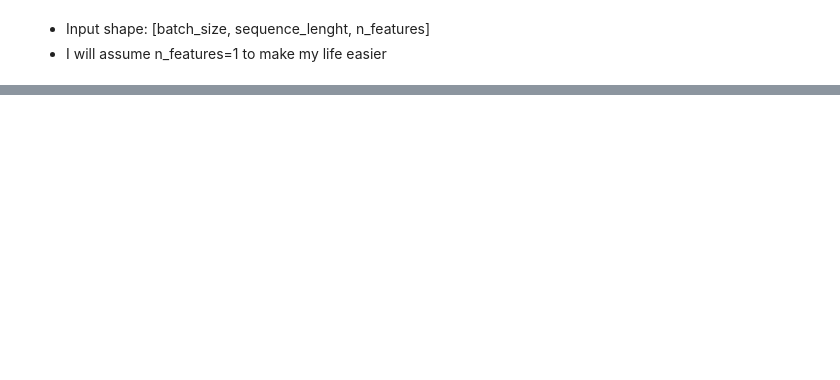
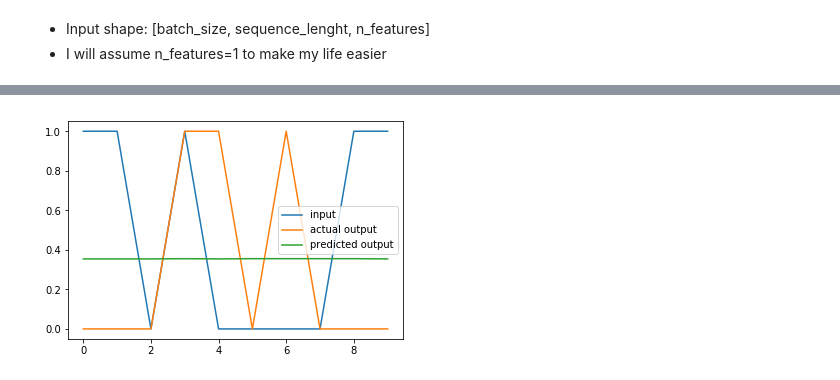
Before and after one commit to CahidArda/data-science-intenship-study, a Jupyter notebook: notebooks/rnn/rnn.ipynb, the cells around one changed output, grey strips where cells are left out. Cells and saved outputs as stored; diff of their text form; code cells hidden in the pictures; blank space fills up the shorter version.

Commit message:
Train RNN

```diff
--- a/notebooks/rnn/rnn.ipynb
+++ b/notebooks/rnn/rnn.ipynb
@@ -35,5 +38,7 @@ class RNN(tf.Module):
 batch_size = 200
 sequence_lenght = 10
 #n_features = 1
-x = np.arange(batch_size * sequence_lenght).reshape((batch_size, sequence_lenght, 1))
+#x = np.arange(batch_size * sequence_lenght).reshape((batch_size, sequence_lenght, 1))
+
+x = np.random.choice([0,1], (batch_size, sequence_lenght, 1), p=[0.5,0.5])
 # %%
@@ -63,0 +129,15 @@ array([[276.1941069 ],
+# %%
+SEQUENCE_LENGHT = 10
+BATCH_SIZE = 50
+N_BATCHES = 1
+N_EPOCH = 20
+
+X = np.random.choice([0,1], (N_BATCHES, BATCH_SIZE, SEQUENCE_LENGHT), p=[0.5,0.5])
+X = tf.constant(X, dtype = tf.dtypes.float64)
+
+SHIFT_BY = 3
+y = np.roll(X, SHIFT_BY, axis=2)
+y[:, :, :SHIFT_BY] = 0
+y = tf.constant(y, dtype = tf.dtypes.float64)
+
+rnn = RNN(5, BATCH_SIZE)
@@ -63,0 +153,2 @@ array([[276.1941069 ],
+# %%
+training_loop(rnn, X, y, N_EPOCH, 0.02, 1)
@@ -63,0 +176,22 @@ array([[276.1941069 ],
+# %%
+def plot_data(x, y, batch_index, sequence_index, model = None):
+    # plot x to 0.25,
+    # plot y to 0.5
+    # plot predictions to 1
+
+    plt.plot(x[batch_index, sequence_index, :], label='input')
+    plt.plot(y[batch_index, sequence_index, :], label='actual output')
+
+    if model != None:
+        preds = []
+        for index in range(x.shape[2]):
+            input = x[batch_index, :, index, None]
+            preds.append(model(input)[sequence_index])
+        plt.plot(preds, label='predicted output')
+
+    plt.legend()
+    plt.show()
+# %%
+plot_data(X, y, 0, 10, rnn)
+# %% [output]
+[figure, added]
```
Also changed, not shown: parts of 11 cells of this notebook.
